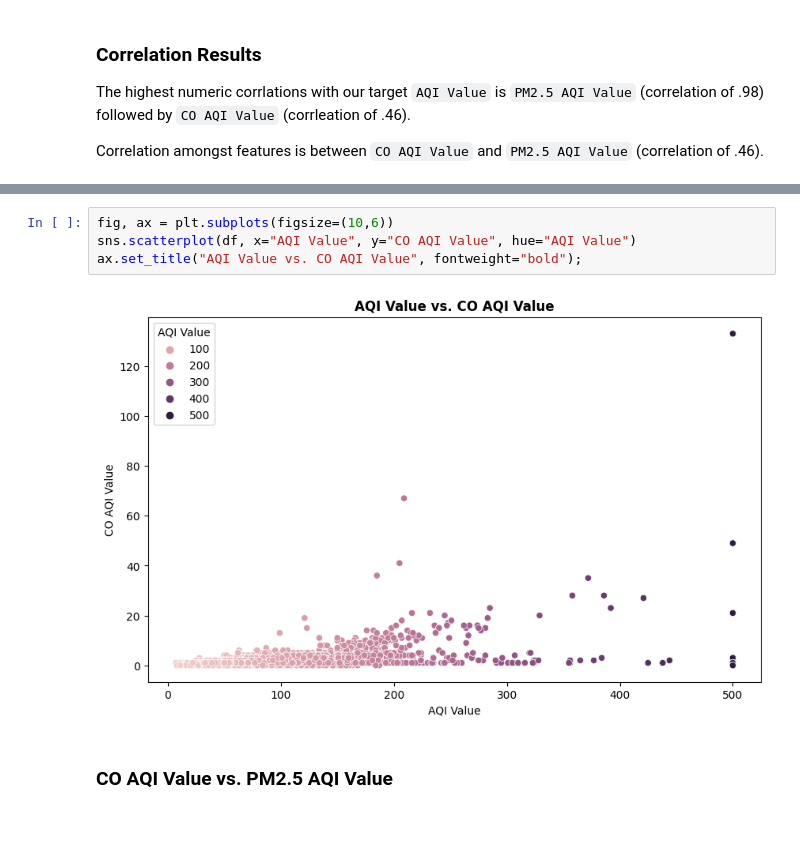
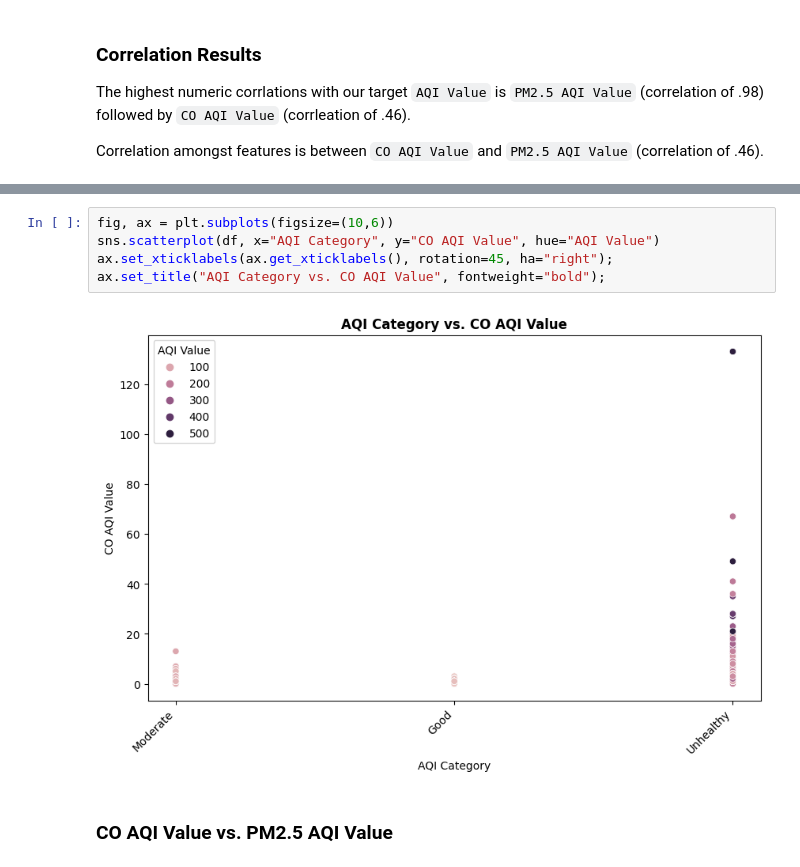
Before and after one commit to eckoecho/Project-2, a Jupyter notebook: World_Air_Quality_Index_by_City_and_Coordinates.ipynb, the cells around one changed output, grey strips where cells are left out. Drawn from its saved outputs; the diff is of its cells as text; blank space fills up the shorter version.

```diff
--- a/World_Air_Quality_Index_by_City_and_Coordinates.ipynb
+++ b/World_Air_Quality_Index_by_City_and_Coordinates.ipynb
@@ -388,9 +581,10 @@ Name: CO AQI Value, dtype: float64
 # %%
 fig, ax = plt.subplots(figsize=(10,6))
-sns.scatterplot(df, x="AQI Value", y="CO AQI Value", hue="AQI Value")
-ax.set_title("AQI Value vs. CO AQI Value", fontweight="bold");
+sns.scatterplot(df, x="AQI Category", y="CO AQI Value", hue="AQI Value")
+ax.set_xticklabels(ax.get_xticklabels(), rotation=45, ha="right");
+ax.set_title("AQI Category vs. CO AQI Value", fontweight="bold");
 # %% [output]
-[figure, old version]
+[figure, new version]
 # %% [markdown]
 ### CO AQI Value vs. PM2.5 AQI Value
 # %%
```
Also changed, not shown: parts of 103 cells of this notebook.
